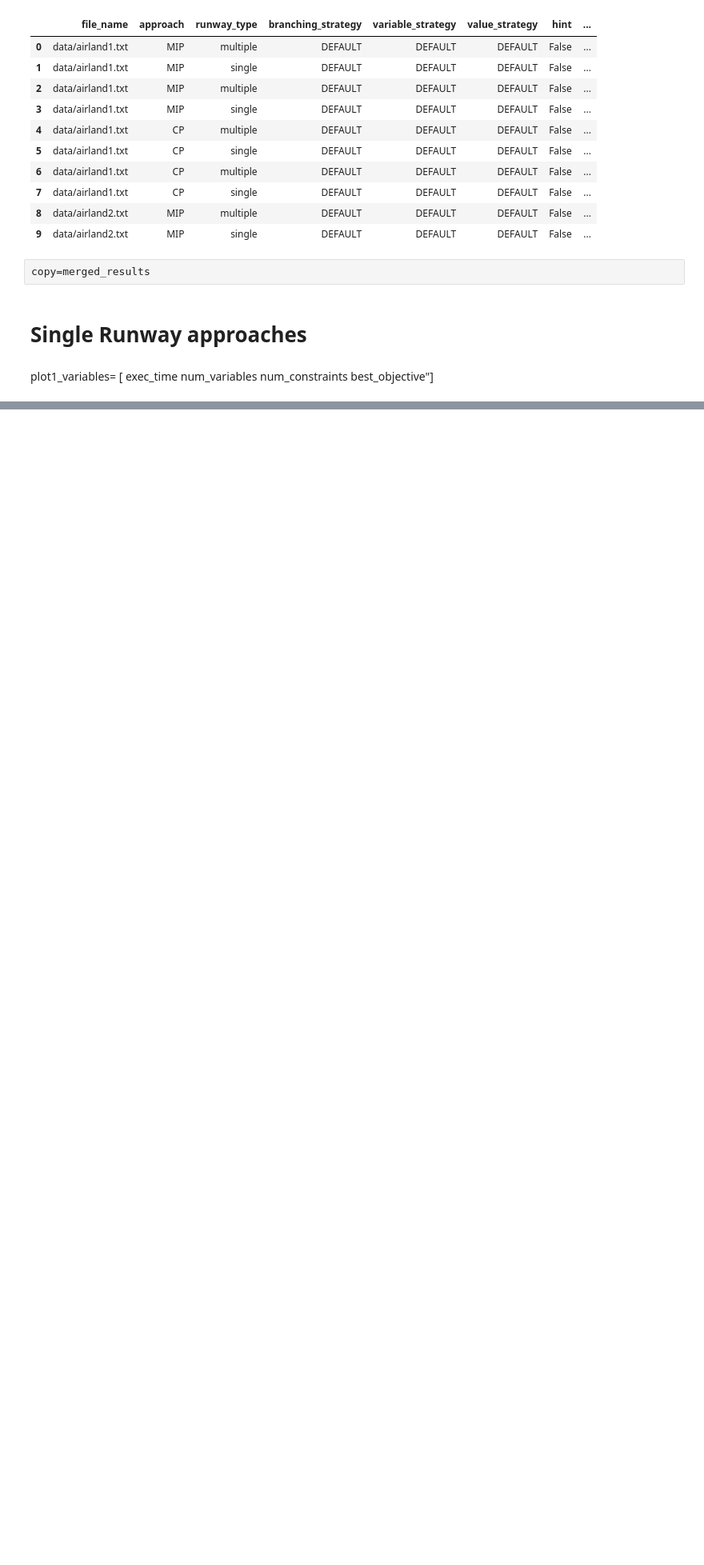
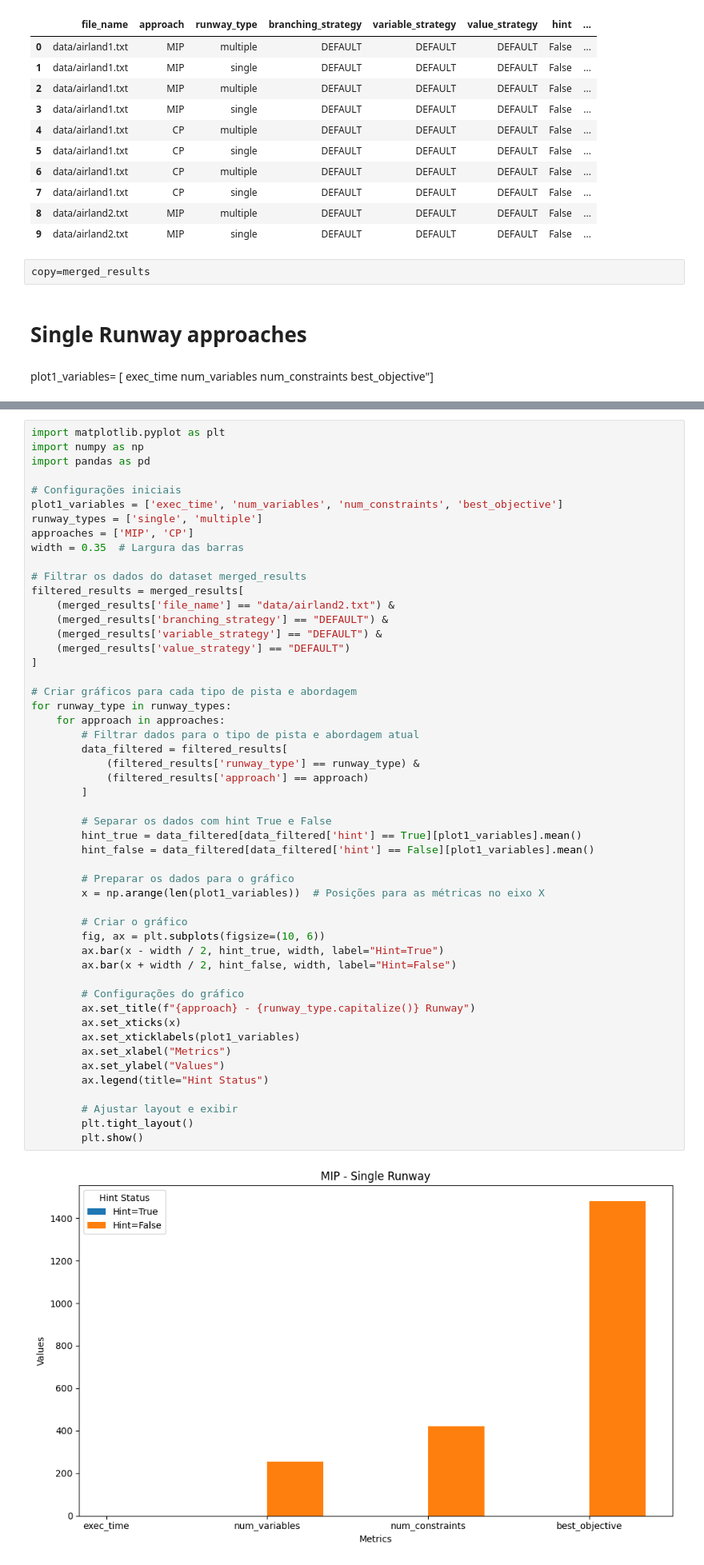
Before and after one commit to brunomfernandes45/aircraft-landings-scheduling, a Jupyter notebook: src/report.ipynb, the cells around one changed output, grey strips where cells are left out. Shown at 80% size. Cells and saved outputs as stored; diff of their text form; blank space fills up the shorter version.

```diff
--- a/src/report.ipynb
+++ b/src/report.ipynb
@@ -1221,3 +1221,56 @@ for runway_type in runway_types:
 # %% [output]
 [figure]
 [figure]
+# %%
+import matplotlib.pyplot as plt
+import numpy as np
+import pandas as pd
+
+# Configurações iniciais
+plot1_variables = ['exec_time', 'num_variables', 'num_constraints', 'best_objective']
+runway_types = ['single', 'multiple']
+approaches = ['MIP', 'CP']
+width = 0.35  # Largura das barras
+
+# Filtrar os dados do dataset merged_results
+filtered_results = merged_results[
+    (merged_results['file_name'] == "data/airland2.txt") &
+    (merged_results['branching_strategy'] == "DEFAULT") &
+    (merged_results['variable_strategy'] == "DEFAULT") &
+    (merged_results['value_strategy'] == "DEFAULT")
+]
+
+# Criar gráficos para cada tipo de pista e abordagem
+for runway_type in runway_types:
+    for approach in approaches:
+        # Filtrar dados para o tipo de pista e abordagem atual
+        data_filtered = filtered_results[
+            (filtered_results['runway_type'] == runway_type) &
+            (filtered_results['approach'] == approach)
+        ]
+
+        # Separar os dados com hint True e False
+        hint_true = data_filtered[data_filtered['hint'] == True][plot1_variables].mean()
+        hint_false = data_filtered[data_filtered['hint'] == False][plot1_variables].mean()
+
+        # Preparar os dados para o gráfico
+        x = np.arange(len(plot1_variables))  # Posições para as métricas no eixo X
+
+        # Criar o gráfico
+        fig, ax = plt.subplots(figsize=(10, 6))
+        ax.bar(x - width / 2, hint_true, width, label="Hint=True")
+        ax.bar(x + width / 2, hint_false, width, label="Hint=False")
+
+        # Configurações do gráfico
+        ax.set_title(f"{approach} - {runway_type.capitalize()} Runway")
+        ax.set_xticks(x)
+        ax.set_xticklabels(plot1_variables)
+        ax.set_xlabel("Metrics")
+        ax.set_ylabel("Values")
+        ax.legend(title="Hint Status")
+
+        # Ajustar layout e exibir
+        plt.tight_layout()
+        plt.show()
+# %% [output]
+[figure, added]
```
Also changed, not shown: parts of 1 cell of this notebook.
